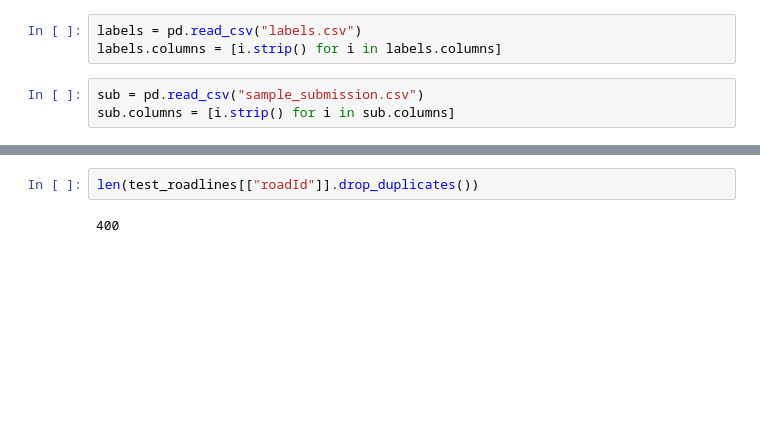
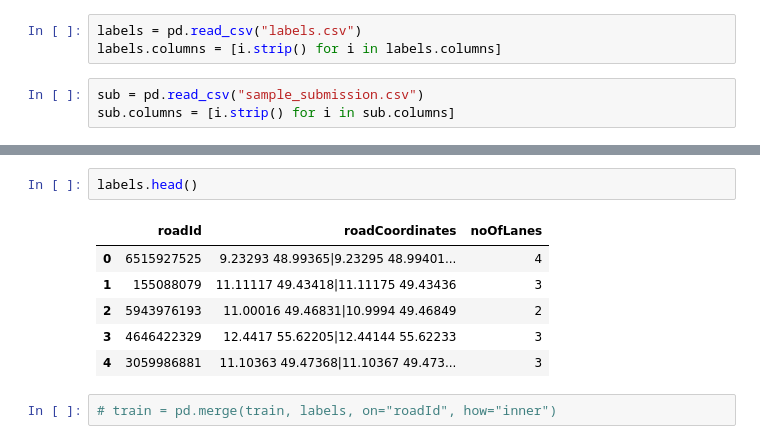
Before and after one commit to shubh24/indiahacks-ml-2017, a Jupyter notebook: lane-prediction/explore.ipynb, the cells around one changed output, grey strips where cells are left out. Cells and saved outputs as stored; diff of their text form; blank space fills up the shorter version.

```diff
--- a/lane-prediction/explore.ipynb
+++ b/lane-prediction/explore.ipynb
@@ -44,7 +54,14 @@ A value is trying to be set on a copy of a slice from a DataFrame.
 Try using .loc[row_indexer,col_indexer] = value instead
 
 See the caveats in the documentation: http://pandas.pydata.org/pandas-docs/stable/indexing.html#indexing-view-versus-copy
-# %%
-len(test_roadlines[["roadId"]].drop_duplicates())
-# %% [output]
-400
+# %%
+labels.head()
+# %% [output]
+|  | roadId | roadCoordinates | noOfLanes |
+| 0 | 6515927525 | 9.23293 48.99365|9.23295 48.99401... | 4 |
+| 1 | 155088079 | 11.11117 49.43418|11.11175 49.43436 | 3 |
+| 2 | 5943976193 | 11.00016 49.46831|10.9994 49.46849 | 2 |
+| 3 | 4646422329 | 12.4417 55.62205|12.44144 55.62233 | 3 |
+| 4 | 3059986881 | 11.10363 49.47368|11.10367 49.473... | 3 |
+# %%
+# train = pd.merge(train, labels, on="roadId", how="inner")
```
Also changed, not shown: parts of 16 cells of this notebook.
